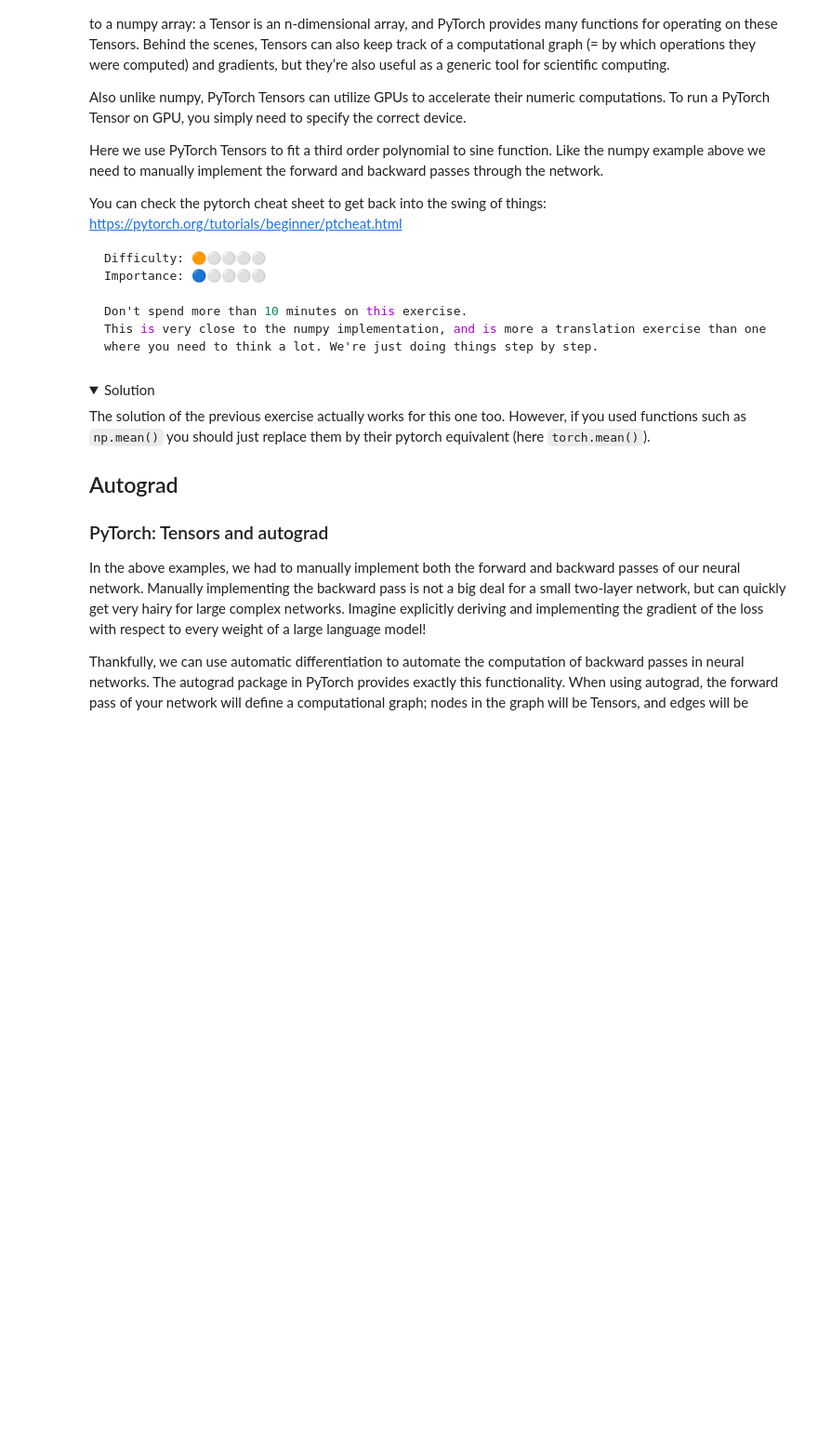
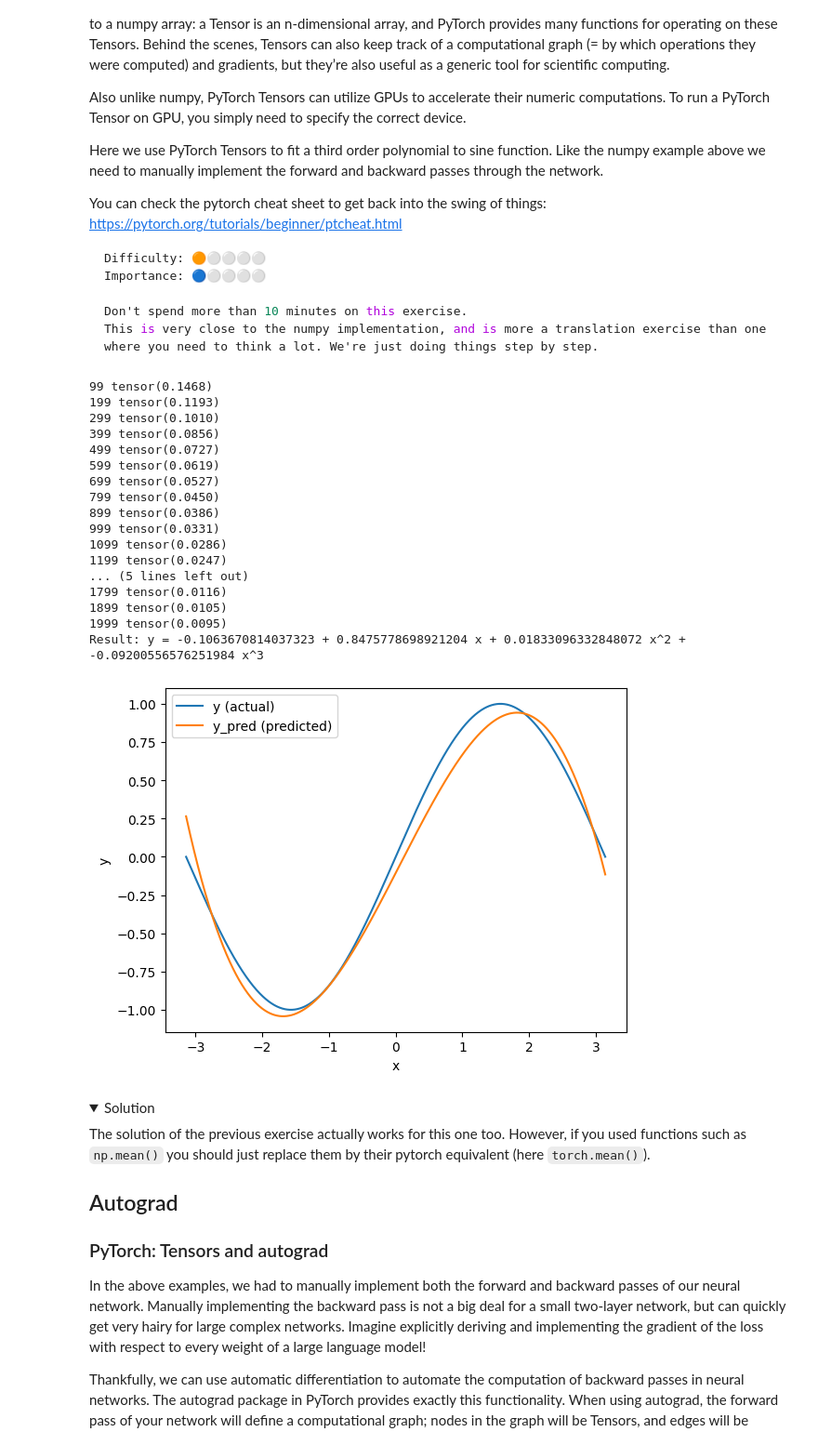
Before and after one commit to lwen2027/ml4good_gcolab, a Jupyter notebook: workshops/pytorch_tuto/pytorch_tuto.ipynb, the cells around one changed output. Shown at 93% size. Cells and saved outputs as stored; diff of their text form; code cells hidden in the pictures; folded sections open; blank space fills up the shorter version.

````diff
--- a/workshops/pytorch_tuto/pytorch_tuto.ipynb
+++ b/workshops/pytorch_tuto/pytorch_tuto.ipynb
@@ -138,46 +158,68 @@ This is very close to the numpy implementation, and is more a translation exerci
 ```
 # %%
 import torch
+import torch.nn as nn
 
 
 # Create input and target tensors
 x = torch.linspace(-torch.pi, torch.pi, 1000)
 true_y = torch.sin(x)
 
 # Randomly initialize weights
 a = torch.randn(())
 b = torch.randn(())
 c = torch.randn(())
 d = torch.randn(())
 
 learning_rate = 1e-3
 epochs = 2000
 for t in range(epochs):
     # Forward pass: compute predicted y
-    predicted_y = ...
+    predicted_y = a + b * x + c * x ** 2 + d * x ** 3
 
     # Compute and print loss
-    loss = ...
+    loss_fn = nn.MSELoss()
+    loss = loss_fn(predicted_y, true_y)
     if t % 100 == 99:
         print(t, loss)
 
     # Backprop to compute gradients of a, b, c, d with respect to loss
-    grad_a = ...
-    grad_b = ...
-    grad_c = ...
-    grad_d = ...
+    grad_predicted_y = 2.0 * (predicted_y - true_y)
+    grad_a = torch.mean(grad_predicted_y)
+    grad_b = torch.mean(grad_predicted_y * x)
+    grad_c = torch.mean(grad_predicted_y * x ** 2)
+    grad_d = torch.mean(grad_predicted_y * x ** 3)
 
     # Update weights using gradient descent
-    a -= ...
-    b -= ...
-    c -= ...
-    d -= ...
+    a -= learning_rate * grad_a
+    b -= learning_rate * grad_b
+    c -= learning_rate * grad_c
+    d -= learning_rate * grad_d
 
 
 print(f"Result: y = {a.item()} + {b.item()} x + {c.item()} x^2 + {d.item()} x^3")
 
 # Check with the plot!
 plot(predicted_y, true_y, x)
+# %% [output]
+99 tensor(0.1468)
+199 tensor(0.1193)
+299 tensor(0.1010)
+399 tensor(0.0856)
+499 tensor(0.0727)
+599 tensor(0.0619)
+699 tensor(0.0527)
+799 tensor(0.0450)
+899 tensor(0.0386)
+999 tensor(0.0331)
+1099 tensor(0.0286)
+1199 tensor(0.0247)
+... (5 lines left out)
+1799 tensor(0.0116)
+1899 tensor(0.0105)
+1999 tensor(0.0095)
+Result: y = -0.1063670814037323 + 0.8475778698921204 x + 0.01833096332848072 x^2 + -0.09200556576251984 x^3
+[figure, added]
 # %% [markdown]
 <details>
 <summary>Solution</summary>
````
Also changed, not shown: parts of 1 cell of this notebook.
